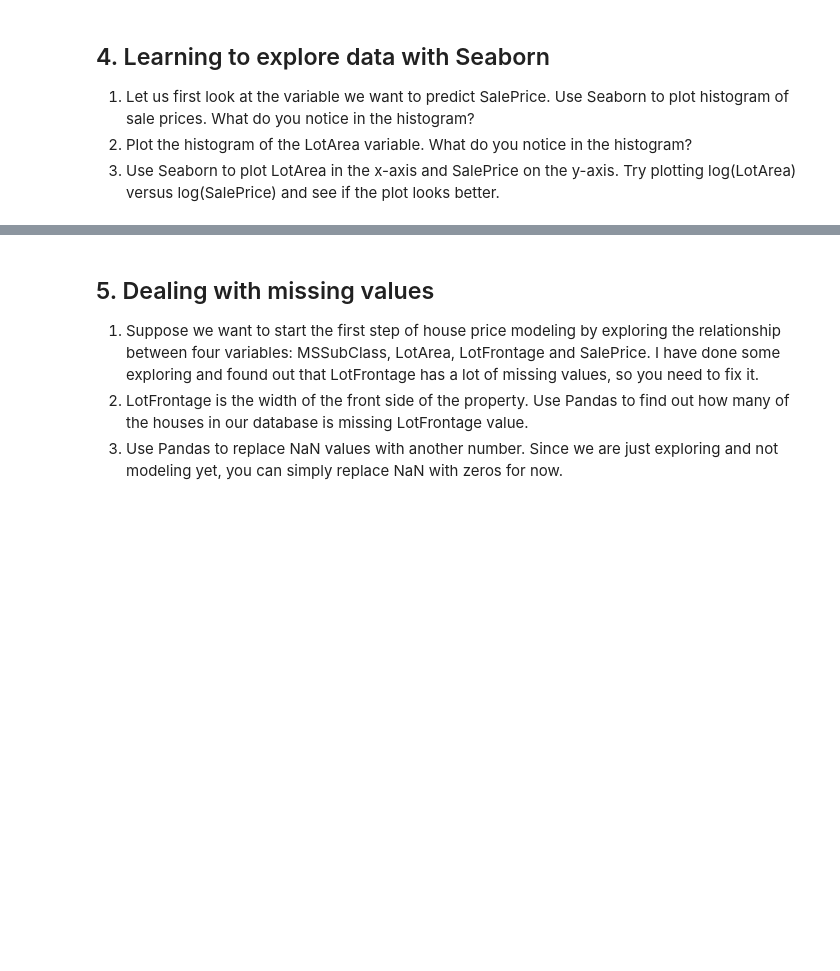
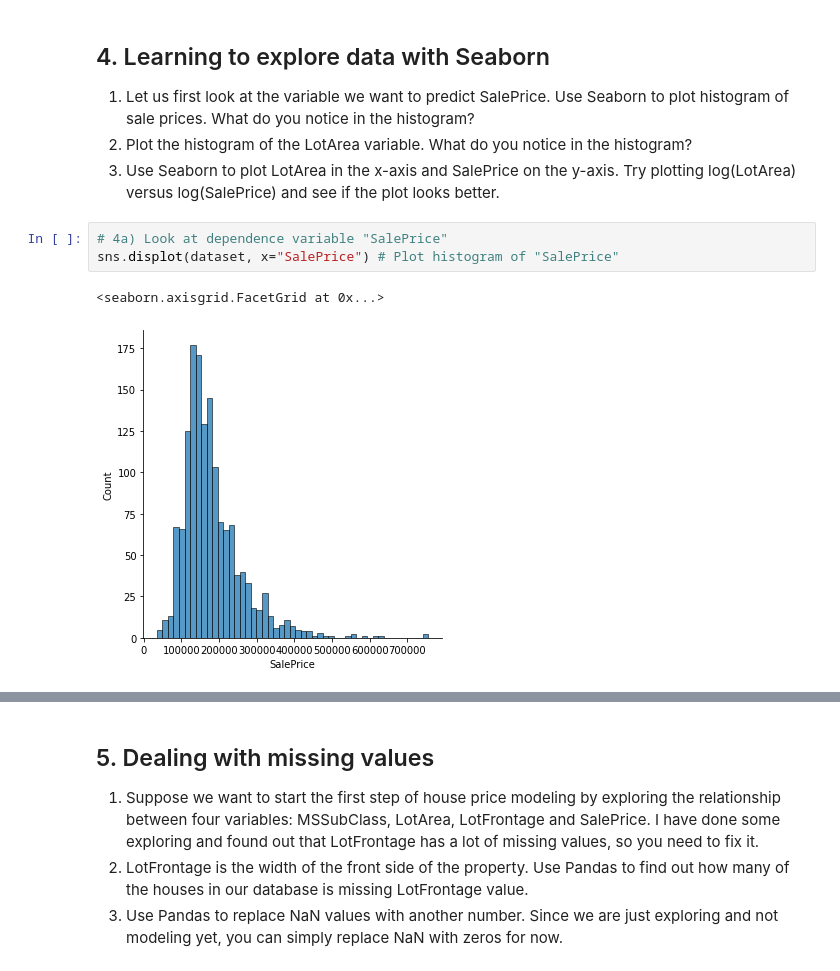
Before and after one commit to teerameth/FRA311-AI_Labs, a Jupyter notebook: Lab 1/lab01_notebook.ipynb, the cells around one changed output, grey strips where cells are left out. Drawn from its saved outputs; the diff is of its cells as text; blank space fills up the shorter version.

```diff
--- a/Lab 1/lab01_notebook.ipynb
+++ b/Lab 1/lab01_notebook.ipynb
@@ -11,3 +67,9 @@
 1. Let us first look at the variable we want to predict SalePrice. Use Seaborn to plot histogram of sale prices. What do you notice in the histogram?
 2. Plot the histogram of the LotArea variable. What do you notice in the histogram?
 3. Use Seaborn to plot LotArea in the x-axis and SalePrice on the y-axis. Try plotting log(LotArea) versus log(SalePrice) and see if the plot looks better.
+# %%
+# 4a) Look at dependence variable "SalePrice"
+sns.displot(dataset, x="SalePrice") # Plot histogram of "SalePrice"
+# %% [output]
+<seaborn.axisgrid.FacetGrid at 0x...>
+[figure, added]
```
Also changed, not shown: parts of 25 cells of this notebook, 7 other files.
